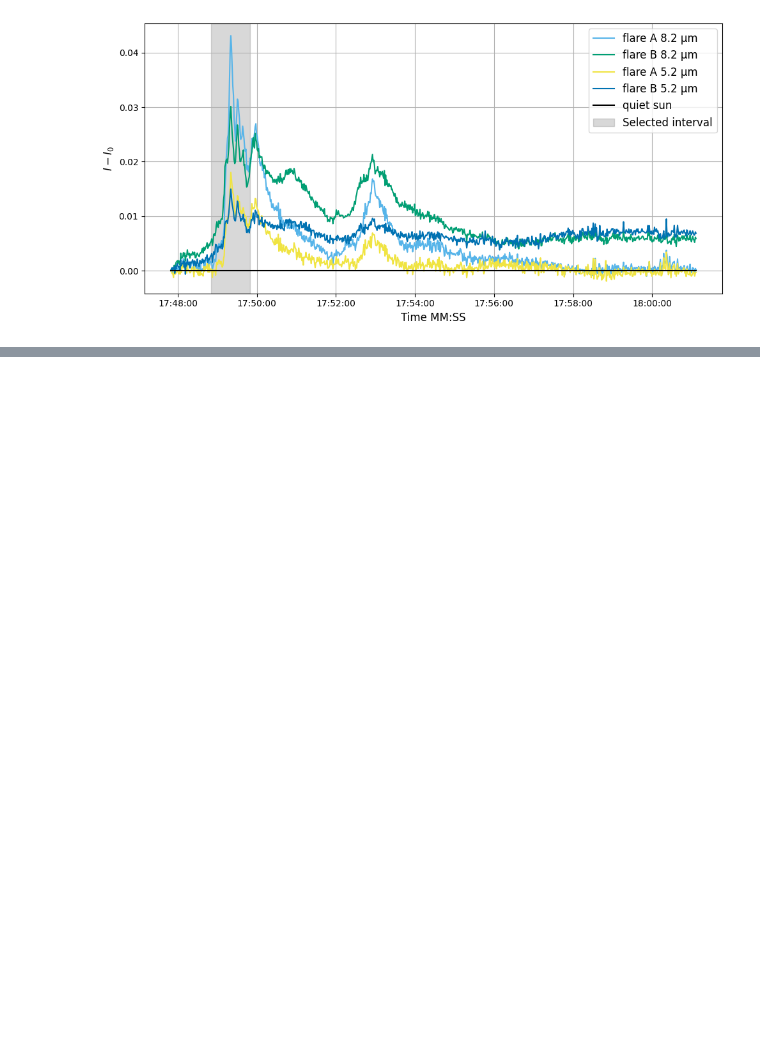
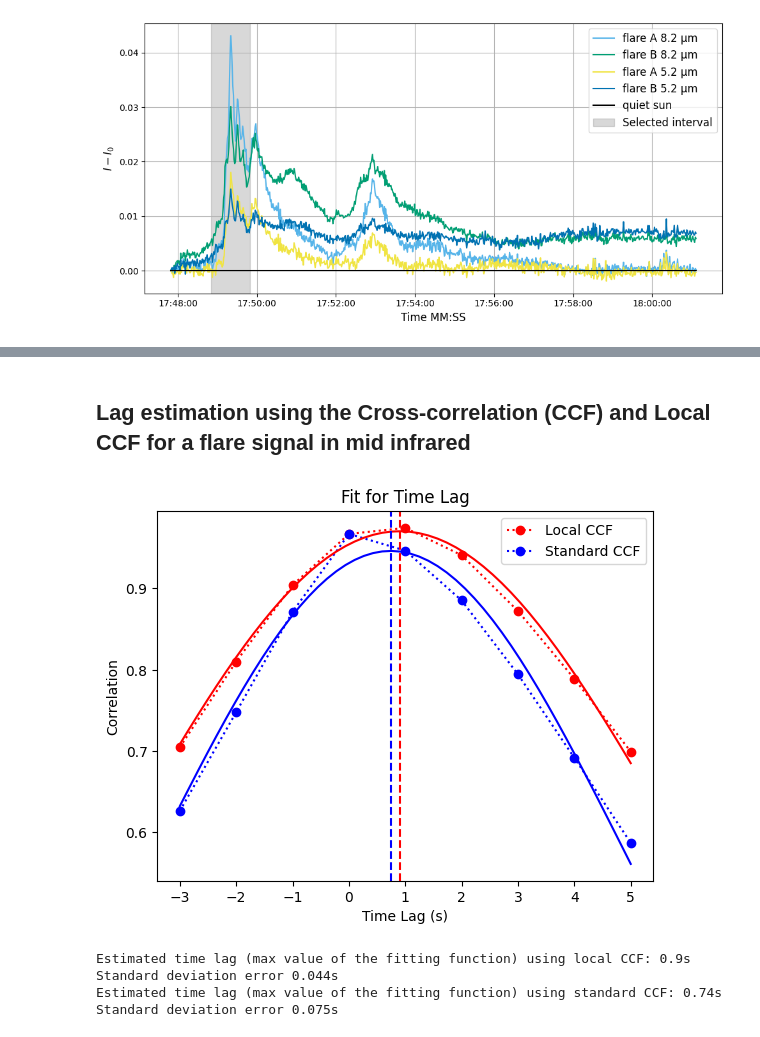
Before and after one commit to miguelrq21-spec/Delay-observations-mid-infrared-channels-in-solar-flare-footpoints, a Jupyter notebook: MIRI_data.ipynb, the cells around one changed output, grey strips where cells are left out. Saved outputs shown, nothing was run; the diff lists cells and outputs as text; code cells hidden in the pictures; blank space fills up the shorter version.

```diff
--- a/MIRI_data.ipynb
+++ b/MIRI_data.ipynb
@@ -307,0 +500,76 @@ plt.show()
+# %% [markdown]
+## Lag estimation using the Cross-correlation (CCF) and Local CCF for a flare signal in mid infrared ##
+# %%
+t1=datetime(2014,9,24,17,49,0) #the initial date of the time series is 2014, 9, 24, 17, 47, 49, 483000
+p_t1 = min(enumerate(time_10), key=lambda x: abs(x[1] - t1))[0] #find the position of the closer index given a date
+
+t2=datetime(2014, 9, 24, 17, 49, 50, 0) #the final date of the time series is 2014, 9, 24, 18, 1, 7, 483000
+p_t2 = min(enumerate(time_10), key=lambda x: abs(x[1] - t2))[0] #find the position of the closer index given a date
+
+#Intended to subtract a vector, for example if necessary subtract the qs value to obtain the relative variations.
+subtract= qs_I_10
+fA_Isub=np.subtract(fA_I_10,subtract)[p_t1:p_t2]
+fB_Isub=np.subtract(fB_I_10,subtract)[p_t1:p_t2]
+
+mean_fA_Isub=np.average(fA_Isub)
+mean_fB_Isub=np.average(fB_Isub)
+
+x=fA_Isub-mean_fA_Isub
+y=fB_Isub-mean_fB_Isub
+Norm=np.std(x)*np.std(y)*len(x)
+
+#We try two different cross correlation functions, local CCF and standard CCF
+#Local CCF
+correlation_1 = TlocalCCF(y,x)
+k=len(x)
+lags_1 = np.arange(-k+3, k-2, 1) #Len of 95, the lag 0 is at 47
+
+#Standard CCF (used by Simoes et al 2024)
+correlation_2 = signal.correlate(x, y, mode="full")/Norm
+lags_2 = signal.correlation_lags(y.size, x.size, mode="full")
+
+
+x1=lags_1[44:53]# 47 is the lag equal to zero
+y1=correlation_1[44:53] #
+
+x2=lags_2[46:55]# 49 is the lag equal to zero
+y2=correlation_2[46:55] #
+
+
+n = len(x)   #the number of data points
+mean = sum(x1*y1)/n
+sigma = sum(y1*(x1-mean)**2)/n
+
+def gaus(x,a,x0,sigma):
+    return a*np.exp(-(x-x0)**2/(2*sigma**2))
+
+popt1,pcov1 = curve_fit(gaus,x1,y1,p0=[1,mean,sigma])
+popt2,pcov2 = curve_fit(gaus,x2,y2,p0=[1,mean,sigma])
+
+plt.plot(x1,y1,'ro:',label='Local CCF')
+plt.plot(x2,y2,'bo:',label='Standard CCF')
+x_ls=np.linspace(-3, 5, num=50)
+plt.plot(x_ls,gaus(x_ls,*popt1),'r')
+plt.plot(x_ls,gaus(x_ls,*popt2),'b')
+#plt.axvline(0, color='g', linestyle='--')
+plt.axvline(popt1[1], color='r', linestyle='--')
+plt.axvline(popt2[1], color='b', linestyle='--')
+plt.legend(loc= 'upper right')
+plt.title('Fit for Time Lag')
+plt.xlabel('Time Lag (s)')
+plt.ylabel('Correlation')
+plt.show()
+
+print(f"Estimated time lag (max value of the fitting function) using local CCF: {round(popt1[1], 2) }s")
+perr = np.sqrt(np.diag(pcov1))
+print(f"Standard deviation error {round(perr[1],3)}s")
+
+print(f"Estimated time lag (max value of the fitting function) using standard CCF: {round(popt2[1], 2)}s")
+perr = np.sqrt(np.diag(pcov2))
+print(f"Standard deviation error {round(perr[1],3)}s")
+# %% [output]
+[figure, added]
+Estimated time lag (max value of the fitting function) using local CCF: 0.9s
+Standard deviation error 0.044s
+Estimated time lag (max value of the fitting function) using standard CCF: 0.74s
+Standard deviation error 0.075s
```
Also changed, not shown: parts of 28 cells of this notebook, 46 other files.
